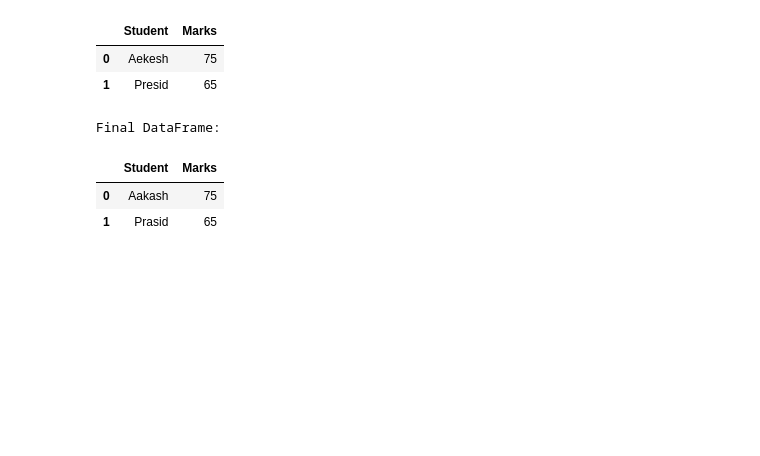
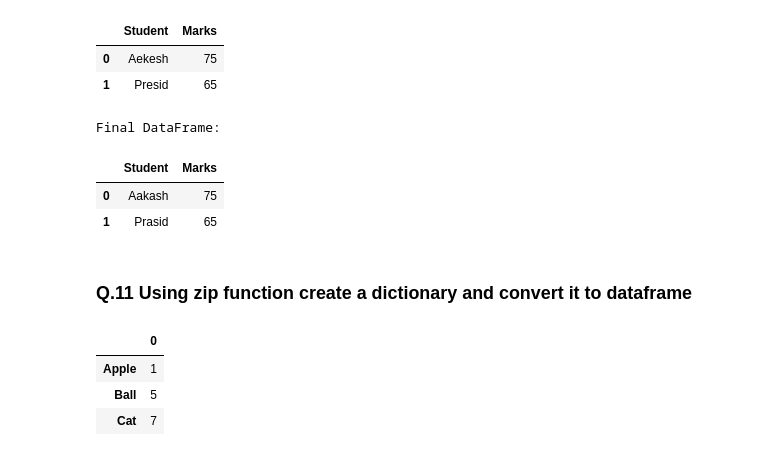
Before and after one commit to Siddhant128-bit/Coding_Questions_Python_Interview_Prep, a Jupyter notebook: Pandas_Python_Question.ipynb, the cells around one changed output. Cells and saved outputs as stored; diff of their text form; code cells hidden in the pictures; blank space fills up the shorter version.

Commit message:
Late night update nothing much just zip function added

```diff
--- a/Pandas_Python_Question.ipynb
+++ b/Pandas_Python_Question.ipynb
@@ -290,3 +290,19 @@ Final DataFrame:
 |  | Student | Marks |
 | 0 | Aakash | 75 |
 | 1 | Prasid | 65 |
+# %% [markdown]
+<h3>Q.11 Using zip function create a dictionary and convert it to dataframe </h3>
+# %%
+keys=['Apple','Ball','Cat']
+values=[1,5,7]
+dct={}
+for i in zip(keys,values):
+    dct[i[0]]=i[1]
+
+df=pd.DataFrame.from_dict(dct,orient='index')
+df
+# %% [output]
+|  | 0 |
+| Apple | 1 |
+| Ball | 5 |
+| Cat | 7 |
```
